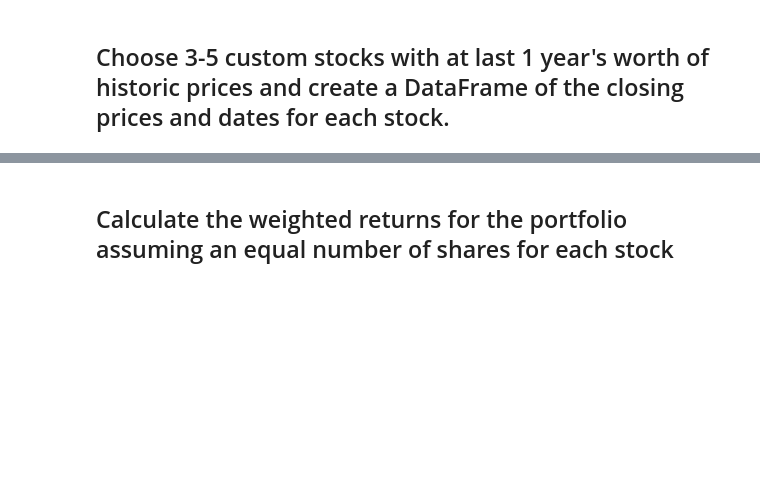
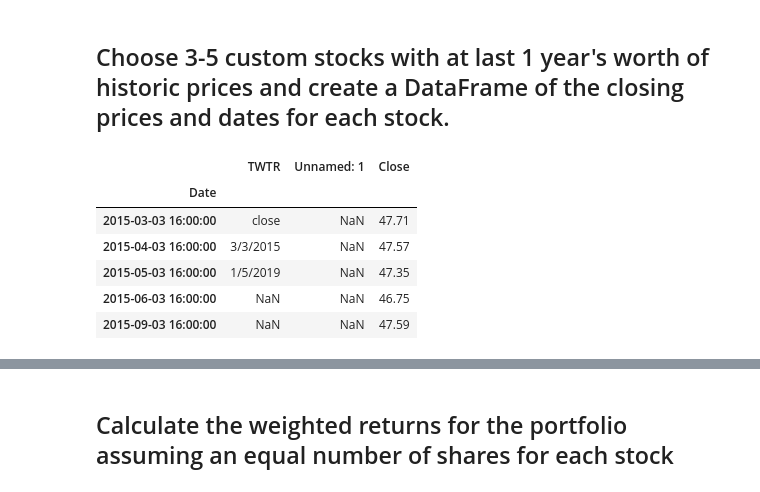
Before and after one commit to malrepos/Assignment---Module-04, a Jupyter notebook: whale_analysis.ipynb, the cells around one changed output, grey strips where cells are left out. Cells and saved outputs as stored; diff of their text form; code cells hidden in the pictures; blank space fills up the shorter version.

Commit message:
read in csv files for portfolio

```diff
--- a/whale_analysis.ipynb
+++ b/whale_analysis.ipynb
@@ -616,0 +611,15 @@ In this section, you will build your own portfolio of stocks, calculate the retu
+# %%
+# Reading data from 1st stock
+twtr_path = Path("Resources/twtr_historical.csv")
+
+twtr_df = pd.read_csv(twtr_path, index_col='Date', parse_dates=True, infer_datetime_format=True)
+
+twtr_df.head()
+# %% [output]
+|  | TWTR | Unnamed: 1 | Close |
+| Date |  |  |  |
+| 2015-03-03 16:00:00 | close | NaN | 47.71 |
+| 2015-04-03 16:00:00 | 3/3/2015 | NaN | 47.57 |
+| 2015-05-03 16:00:00 | 1/5/2019 | NaN | 47.35 |
+| 2015-06-03 16:00:00 | NaN | NaN | 46.75 |
+| 2015-09-03 16:00:00 | NaN | NaN | 47.59 |
```
Also changed, not shown: parts of 8 cells of this notebook, 3 other files.
